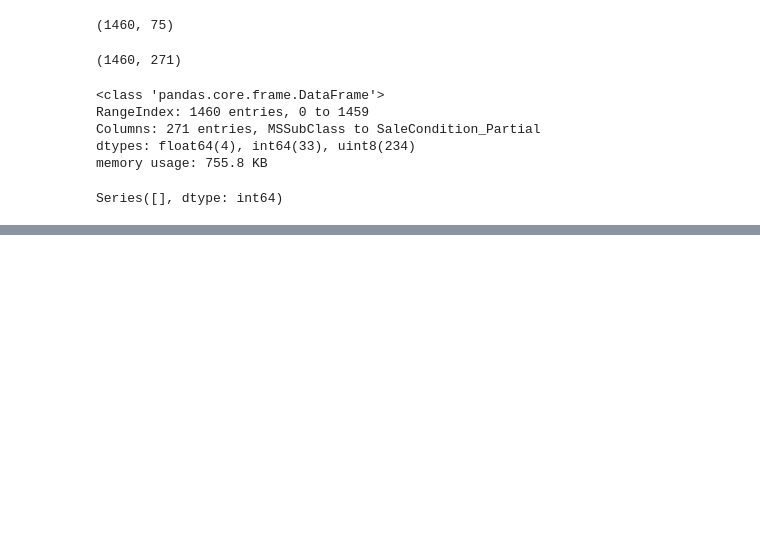
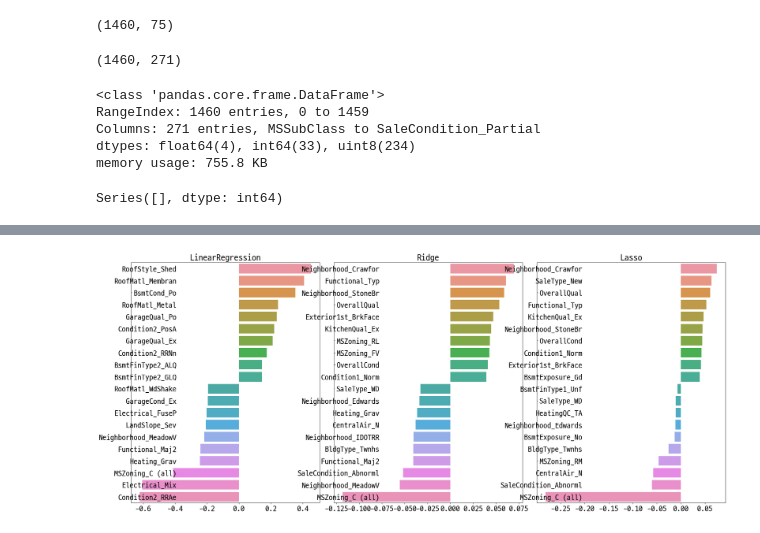
Before and after one commit to ThatHomr/python_ex_my, a Jupyter notebook: 09_시계열/04_house.ipynb, the cells around one changed output, grey strips where cells are left out. Cells and saved outputs as stored; diff of their text form; code cells hidden in the pictures; blank space fills up the shorter version.

```diff
--- a/09_시계열/04_house.ipynb
+++ b/09_시계열/04_house.ipynb
@@ -139,0 +278,2 @@ Series([], dtype: int64)
+# %%
+outlier_index = house_df_ohe[cond1 & cond2].index
@@ -139,0 +288,2 @@ Series([], dtype: int64)
+# %%
+house_df_ohe.drop(index=outlier_index, inplace=True)
@@ -139,0 +330,5 @@ Series([], dtype: int64)
+# %%
+models = [lr_reg, ridge_reg, lasso_reg]
+visualize_coefficient(models)
+# %% [output]
+[figure, added]
```
Also changed, not shown: parts of 21 cells of this notebook.
